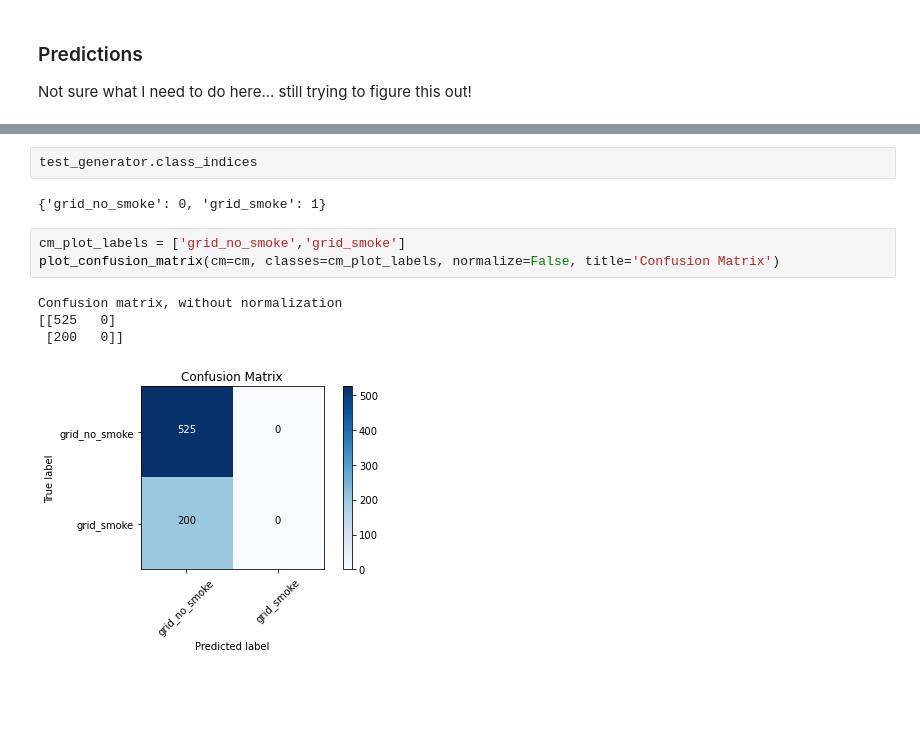
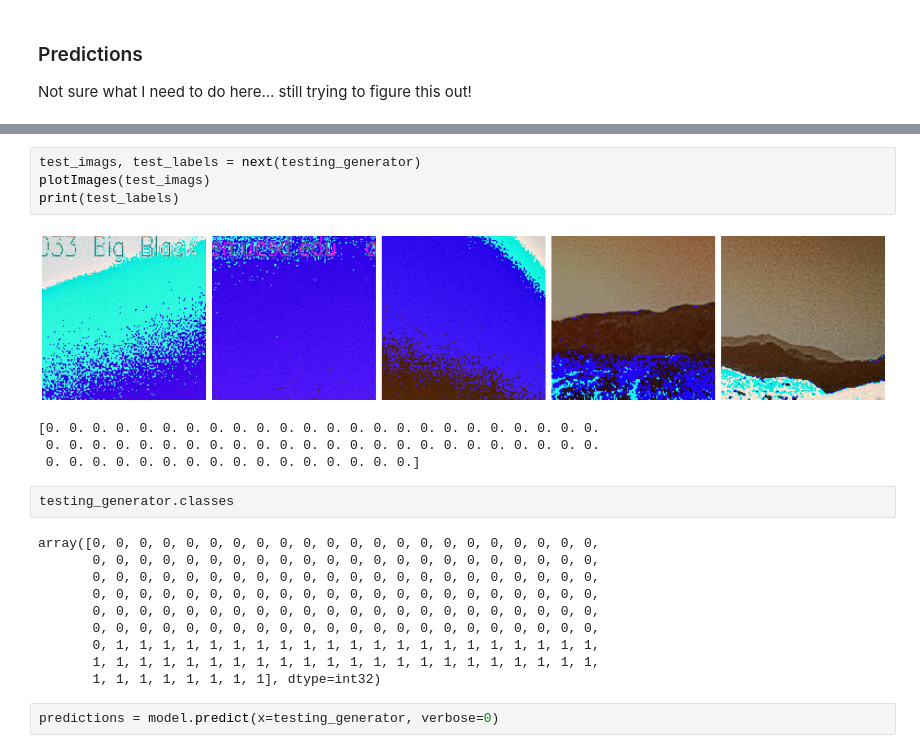
Before and after one commit to dancosta154/Image_Recognition_CNN, a Jupyter notebook: model_two.ipynb, the cells around one changed output, grey strips where cells are left out. Cells and saved outputs as stored; diff of their text form; blank space fills up the shorter version.

```diff
--- a/model_two.ipynb
+++ b/model_two.ipynb
@@ -464,12 +485,23 @@ def plot_confusion_matrix(cm, classes,
-# %%
-test_generator.class_indices
-# %% [output]
-{'grid_no_smoke': 0, 'grid_smoke': 1}
-# %%
-cm_plot_labels = ['grid_no_smoke','grid_smoke']
-plot_confusion_matrix(cm=cm, classes=cm_plot_labels, normalize=False, title='Confusion Matrix')
-# %% [output]
-Confusion matrix, without normalization
-[[525   0]
- [200   0]]
-[figure, removed]
+# %%
+test_imags, test_labels = next(testing_generator)
+plotImages(test_imags)
+print(test_labels)
+# %% [output]
+[figure, added]
+[0. 0. 0. 0. 0. 0. 0. 0. 0. 0. 0. 0. 0. 0. 0. 0. 0. 0. 0. 0. 0. 0. 0. 0.
+ 0. 0. 0. 0. 0. 0. 0. 0. 0. 0. 0. 0. 0. 0. 0. 0. 0. 0. 0. 0. 0. 0. 0. 0.
+ 0. 0. 0. 0. 0. 0. 0. 0. 0. 0. 0. 0. 0. 0. 0. 0.]
+# %%
+testing_generator.classes
+# %% [output]
+array([0, 0, 0, 0, 0, 0, 0, 0, 0, 0, 0, 0, 0, 0, 0, 0, 0, 0, 0, 0, 0, 0,
+       0, 0, 0, 0, 0, 0, 0, 0, 0, 0, 0, 0, 0, 0, 0, 0, 0, 0, 0, 0, 0, 0,
+       0, 0, 0, 0, 0, 0, 0, 0, 0, 0, 0, 0, 0, 0, 0, 0, 0, 0, 0, 0, 0, 0,
+       0, 0, 0, 0, 0, 0, 0, 0, 0, 0, 0, 0, 0, 0, 0, 0, 0, 0, 0, 0, 0, 0,
+       0, 0, 0, 0, 0, 0, 0, 0, 0, 0, 0, 0, 0, 0, 0, 0, 0, 0, 0, 0, 0, 0,
+       0, 0, 0, 0, 0, 0, 0, 0, 0, 0, 0, 0, 0, 0, 0, 0, 0, 0, 0, 0, 0, 0,
+       0, 1, 1, 1, 1, 1, 1, 1, 1, 1, 1, 1, 1, 1, 1, 1, 1, 1, 1, 1, 1, 1,
+       1, 1, 1, 1, 1, 1, 1, 1, 1, 1, 1, 1, 1, 1, 1, 1, 1, 1, 1, 1, 1, 1,
+       1, 1, 1, 1, 1, 1, 1, 1], dtype=int32)
+# %%
+predictions = model.predict(x=testing_generator, verbose=0)
```
Also changed, not shown: parts of 43 cells of this notebook.
